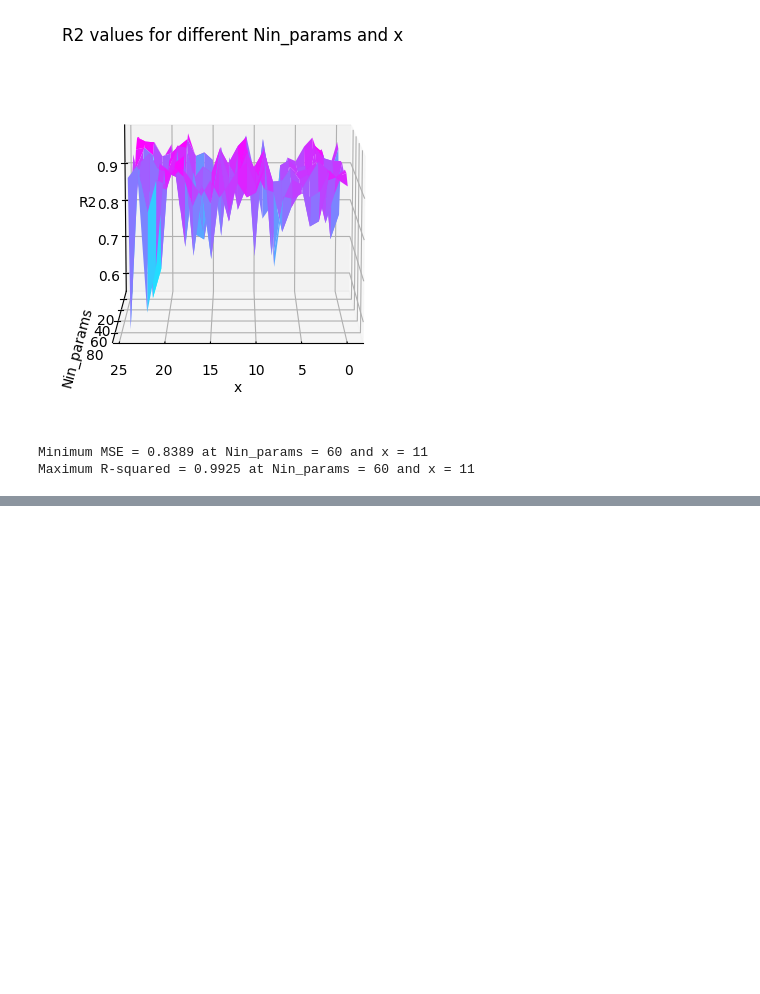
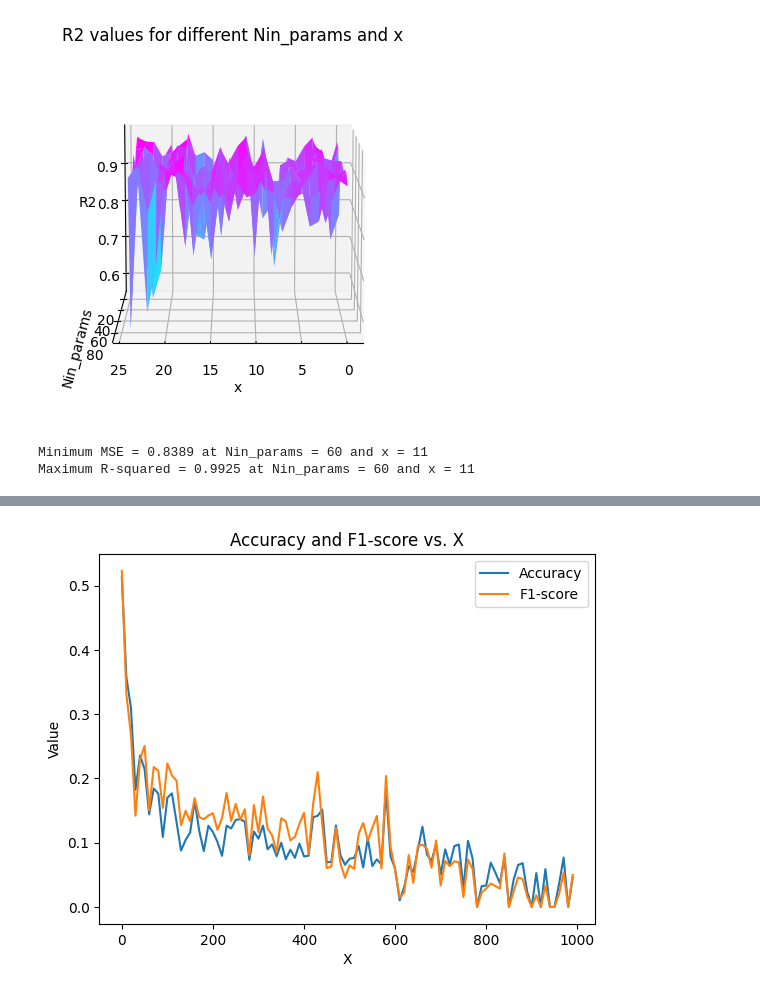
Before and after one commit to LawsonHutter/RNN_working_memory, a Jupyter notebook: RNN_working_memory_Project.ipynb, the cells around one changed output, grey strips where cells are left out. Saved outputs shown, nothing was run; the diff lists cells and outputs as text; code cells hidden in the pictures; blank space fills up the shorter version.

```diff
--- a/RNN_working_memory_Project.ipynb
+++ b/RNN_working_memory_Project.ipynb
@@ -1446,0 +1541,8 @@ Maximum R-squared = 0.9925 at Nin_params = 60 and x = 11
+# %%
+# Normalize input data just for the variable magnitude input stream
+for x in range(0, max_X):
+    scaler_train_mag = StandardScaler()
+    scaler_test_mag = StandardScaler()
+
+    X_train_mag[x] = scaler_train_mag.fit_transform(X_train_mag[x])
+    X_test_mag[x] = scaler_test_mag.fit_transform(X_test_mag[x])
@@ -1446,0 +1868,6 @@ Maximum R-squared = 0.9925 at Nin_params = 60 and x = 11
+# %%
+# Train the models for each value of x
+for x in range(0, max_X):
+    # Train the model on the firing rates and targets
+    model_ = models_one[x]
+    model_.fit(X_train_one[x].reshape(-1, 1, 1000), Y_train_one[x], epochs=50, batch_size=128, callbacks=[early_stop])
@@ -1446,0 +1892,19 @@ Maximum R-squared = 0.9925 at Nin_params = 60 and x = 11
+# %%
+accuracy_list_one = []
+f1_score_list_one = []
+
+# Test the models for each value of x
+for x in range(0, max_X):
+    # Load the saved model for this value of x
+    model_ = models_one[x]
+
+    # Predict the outputs for the test set
+    predictions = model_.predict(X_test_one[x].reshape(-1, 1, 1000))
+
+    # Calculate and print the accuracy and F1-score for the predictions
+    accuracy = accuracy_score(Y_test_one[x], np.round(predictions))
+    f1 = f1_score(Y_test_one[x], np.round(predictions), average='macro')
+    print(f'Model {x}: Accuracy = {accuracy:.4f}, F1-score = {f1:.4f}')
+
+    accuracy_list_one.append(accuracy)
+    f1_score_list_one.append(f1)
@@ -1446,0 +1991,11 @@ Maximum R-squared = 0.9925 at Nin_params = 60 and x = 11
+# %%
+# Plot the accuracy and F1-score for each value of x
+plt.plot(range(0, max_X*10, 10), accuracy_list_one, label='Accuracy')
+plt.plot(range(0, max_X*10, 10), f1_score_list_one, label='F1-score')
+plt.title('Accuracy and F1-score vs. X')
+plt.xlabel('X')
+plt.ylabel('Value')
+plt.legend()
+plt.show()
+# %% [output]
+[figure, added]
```
Also changed, not shown: parts of 25 cells of this notebook.
